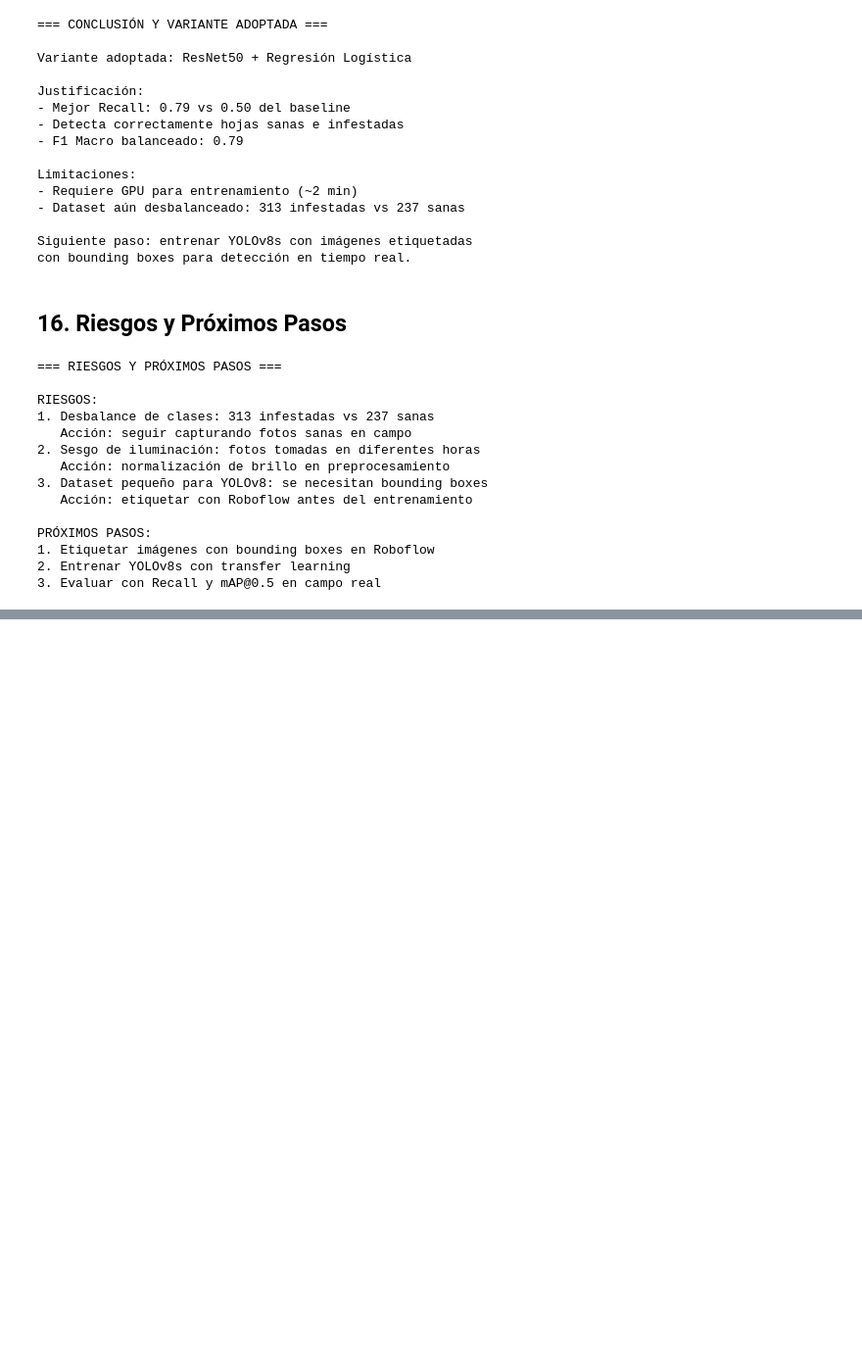
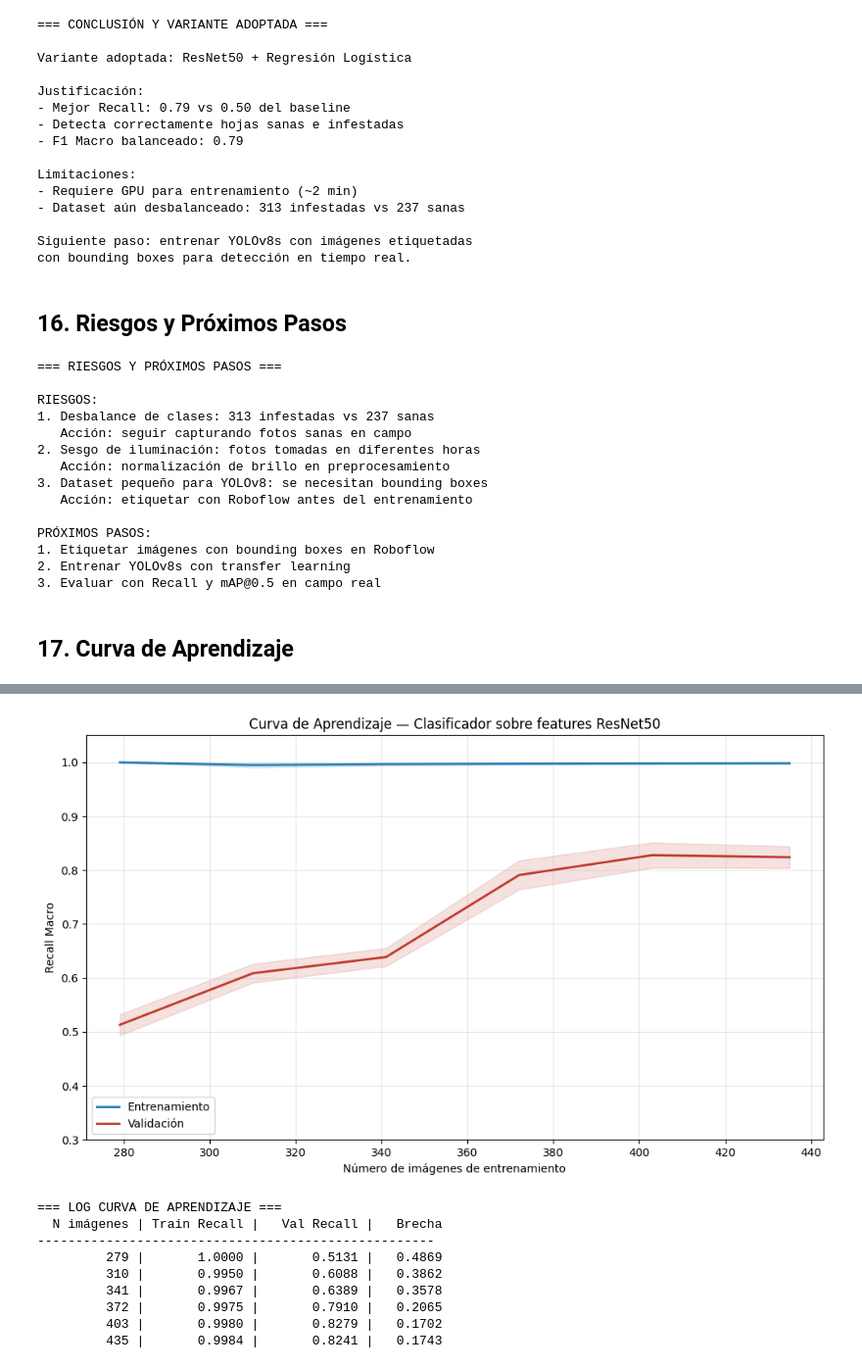
Before and after one commit to ggvvzza/mosca-blanca-olivar-CNN, a Jupyter notebook: cuadernos/EDA_basico.ipynb, the cells around one changed output, grey strips where cells are left out. Shown at 98% size. Saved outputs shown, nothing was run; the diff lists cells and outputs as text; code cells hidden in the pictures; blank space fills up the shorter version.

Commit message:
Semana 6: curva de aprendizaje corregida e interpretada

```diff
--- a/cuadernos/EDA_basico.ipynb
+++ b/cuadernos/EDA_basico.ipynb
@@ -657,3 +658,68 @@ PRÓXIMOS PASOS:
 1. Etiquetar imágenes con bounding boxes en Roboflow
 2. Entrenar YOLOv8s con transfer learning
 3. Evaluar con Recall y mAP@0.5 en campo real
+# %% [markdown]
+## 17. Curva de Aprendizaje
+# %%
+# ============================================================
+# SECCIÓN 17 — Curva de Aprendizaje (ResNet50 + Reg. Logística)
+# Corrección: train_sizes mínimo ajustado, título coherente,
+# stratify explícito por fold
+# ============================================================
+
+from sklearn.model_selection import learning_curve, StratifiedKFold
+import matplotlib.pyplot as plt
+import numpy as np
+
+cv_strat = StratifiedKFold(n_splits=5, shuffle=True, random_state=42)
+
+train_sizes, train_scores, val_scores = learning_curve(
+    LogisticRegression(random_state=42, max_iter=1000),
+    features_res, y_res,
+    cv=cv_strat,
+    scoring='recall_macro',
+    train_sizes=np.linspace(0.5, 1.0, 8),   # mínimo 50% para garantizar ambas clases
+    random_state=42,
+    error_score=np.nan
+)
+
+# Filtrar columnas con NaN (folds fallidos)
+mask = ~np.isnan(val_scores).any(axis=1)
+train_sizes = train_sizes[mask]
+train_scores = train_scores[mask]
+val_scores   = val_scores[mask]
+
+train_mean = np.mean(train_scores, axis=1)
+train_std  = np.std(train_scores,  axis=1)
+val_mean   = np.mean(val_scores,   axis=1)
+val_std    = np.std(val_scores,    axis=1)
+
+plt.figure(figsize=(10, 6))
+plt.plot(train_sizes, train_mean, color='#2980b9', linewidth=2, label='Entrenamiento')
+plt.fill_between(train_sizes,
+                 train_mean - train_std,
+                 train_mean + train_std,
+                 alpha=0.15, color='#2980b9')
+plt.plot(train_sizes, val_mean, color='#c0392b', linewidth=2, label='Validación')
+plt.fill_between(train_sizes,
+                 val_mean - val_std,
+                 val_mean + val_std,
+                 alpha=0.15, color='#c0392b')
+
+plt.xlabel('Número de imágenes de entrenamiento')
+plt.ylabel('Recall Macro')
+plt.title('Curva de Aprendizaje — Clasificador sobre features ResNet50')
+plt.legend()
+plt.grid(True, alpha=0.3)
+plt.ylim(0.3, 1.05)
+plt.tight_layout()
+plt.savefig('curva_aprendizaje.png', dpi=150, bbox_inches='tight')
+plt.show()
+
+# Log de valores
+print("=== LOG CURVA DE APRENDIZAJE ===")
+print(f"{'N imágenes':>12} | {'Train Recall':>12} | {'Val Recall':>12} | {'Brecha':>8}")
+print("-" * 52)
+for n, tr, vr in zip(train_sizes, train_mean, val_mean):
+    print(f"{int(n):>12} | {tr:>12.4f} | {vr:>12.4f} | {tr-vr:>8.4f}")
+# %% [output]
@@ -659,0 +744,10 @@ PRÓXIMOS PASOS:
+[figure, added]
+=== LOG CURVA DE APRENDIZAJE ===
+  N imágenes | Train Recall |   Val Recall |   Brecha
+----------------------------------------------------
+         279 |       1.0000 |       0.5131 |   0.4869
+         310 |       0.9950 |       0.6088 |   0.3862
+         341 |       0.9967 |       0.6389 |   0.3578
+         372 |       0.9975 |       0.7910 |   0.2065
+         403 |       0.9980 |       0.8279 |   0.1702
+         435 |       0.9984 |       0.8241 |   0.1743
```
Also changed, not shown: parts of 6 cells of this notebook.
